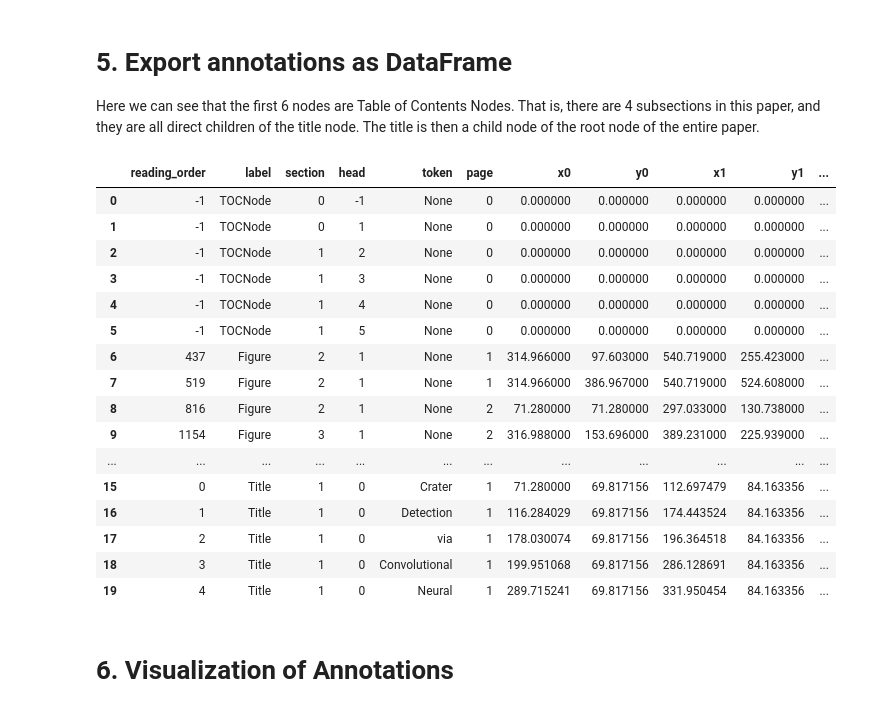
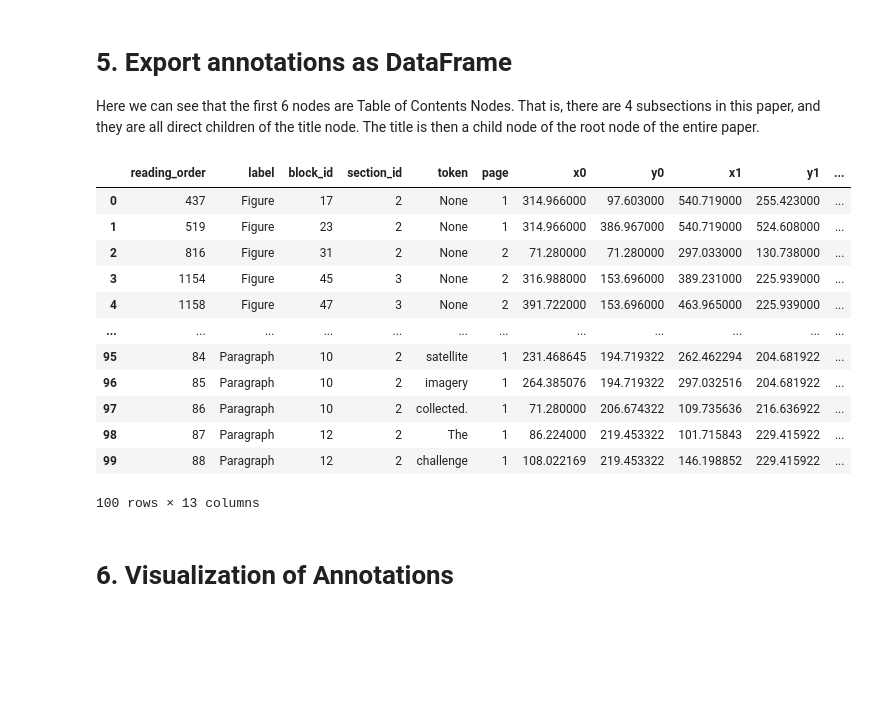
Before and after one commit to InsightsNet/texannotate, a Jupyter notebook: doc/example.ipynb, the cells around one changed output. Cells and saved outputs as stored; diff of their text form; code cells hidden in the pictures; blank space fills up the shorter version.

Commit message:
improve block detection rule

```diff
--- a/doc/example.ipynb
+++ b/doc/example.ipynb
@@ -120,27 +132,24 @@ The title is then a child node of the root node of the entire paper.
 # %%
 
 from pdfextract.export_annotation import export_annotation
 
-df = export_annotation(shapes, tokens, color_dict)
-df.head(20)
+df_toc, df = export_annotation(shapes, tokens, color_dict)
+df.to_csv('text.csv',sep='\t')
+df.head(100)
 # %% [output]
-|  | reading_order | label | section | head | token | page | x0 | y0 | x1 | y1 | ... |
-| 0 | -1 | TOCNode | 0 | -1 | None | 0 | 0.000000 | 0.000000 | 0.000000 | 0.000000 | ... |
-| 1 | -1 | TOCNode | 0 | 1 | None | 0 | 0.000000 | 0.000000 | 0.000000 | 0.000000 | ... |
-| 2 | -1 | TOCNode | 1 | 2 | None | 0 | 0.000000 | 0.000000 | 0.000000 | 0.000000 | ... |
-| 3 | -1 | TOCNode | 1 | 3 | None | 0 | 0.000000 | 0.000000 | 0.000000 | 0.000000 | ... |
-| 4 | -1 | TOCNode | 1 | 4 | None | 0 | 0.000000 | 0.000000 | 0.000000 | 0.000000 | ... |
-| 5 | -1 | TOCNode | 1 | 5 | None | 0 | 0.000000 | 0.000000 | 0.000000 | 0.000000 | ... |
-| 6 | 437 | Figure | 2 | 1 | None | 1 | 314.966000 | 97.603000 | 540.719000 | 255.423000 | ... |
-| 7 | 519 | Figure | 2 | 1 | None | 1 | 314.966000 | 386.967000 | 540.719000 | 524.608000 | ... |
-| 8 | 816 | Figure | 2 | 1 | None | 2 | 71.280000 | 71.280000 | 297.033000 | 130.738000 | ... |
-| 9 | 1154 | Figure | 3 | 1 | None | 2 | 316.988000 | 153.696000 | 389.231000 | 225.939000 | ... |
+|  | reading_order | label | block_id | section_id | token | page | x0 | y0 | x1 | y1 | ... |
+| 0 | 437 | Figure | 17 | 2 | None | 1 | 314.966000 | 97.603000 | 540.719000 | 255.423000 | ... |
+| 1 | 519 | Figure | 23 | 2 | None | 1 | 314.966000 | 386.967000 | 540.719000 | 524.608000 | ... |
+| 2 | 816 | Figure | 31 | 2 | None | 2 | 71.280000 | 71.280000 | 297.033000 | 130.738000 | ... |
+| 3 | 1154 | Figure | 45 | 3 | None | 2 | 316.988000 | 153.696000 | 389.231000 | 225.939000 | ... |
+| 4 | 1158 | Figure | 47 | 3 | None | 2 | 391.722000 | 153.696000 | 463.965000 | 225.939000 | ... |
 | ... | ... | ... | ... | ... | ... | ... | ... | ... | ... | ... | ... |
-| 15 | 0 | Title | 1 | 0 | Crater | 1 | 71.280000 | 69.817156 | 112.697479 | 84.163356 | ... |
-| 16 | 1 | Title | 1 | 0 | Detection | 1 | 116.284029 | 69.817156 | 174.443524 | 84.163356 | ... |
-| 17 | 2 | Title | 1 | 0 | via | 1 | 178.030074 | 69.817156 | 196.364518 | 84.163356 | ... |
-| 18 | 3 | Title | 1 | 0 | Convolutional | 1 | 199.951068 | 69.817156 | 286.128691 | 84.163356 | ... |
-| 19 | 4 | Title | 1 | 0 | Neural | 1 | 289.715241 | 69.817156 | 331.950454 | 84.163356 | ... |
+| 95 | 84 | Paragraph | 10 | 2 | satellite | 1 | 231.468645 | 194.719322 | 262.462294 | 204.681922 | ... |
+| 96 | 85 | Paragraph | 10 | 2 | imagery | 1 | 264.385076 | 194.719322 | 297.032516 | 204.681922 | ... |
+| 97 | 86 | Paragraph | 10 | 2 | collected. | 1 | 71.280000 | 206.674322 | 109.735636 | 216.636922 | ... |
+| 98 | 87 | Paragraph | 12 | 2 | The | 1 | 86.224000 | 219.453322 | 101.715843 | 229.415922 | ... |
+| 99 | 88 | Paragraph | 12 | 2 | challenge | 1 | 108.022169 | 219.453322 | 146.198852 | 229.415922 | ... |
+100 rows × 13 columns
 # %% [markdown]
 # 6. Visualization of Annotations
 # %%
```
Also changed, not shown: parts of 5 cells of this notebook, 5 other files.
